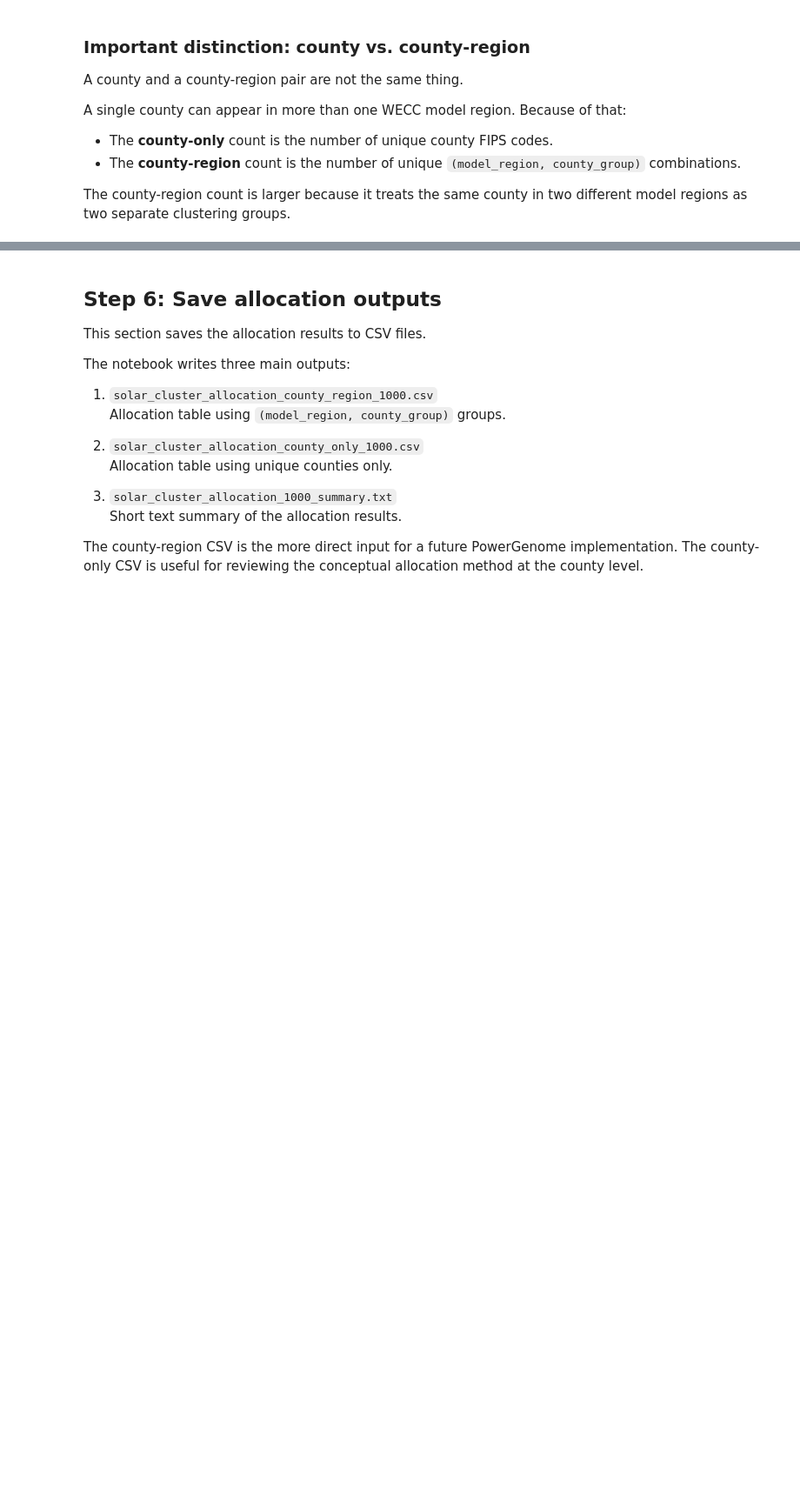
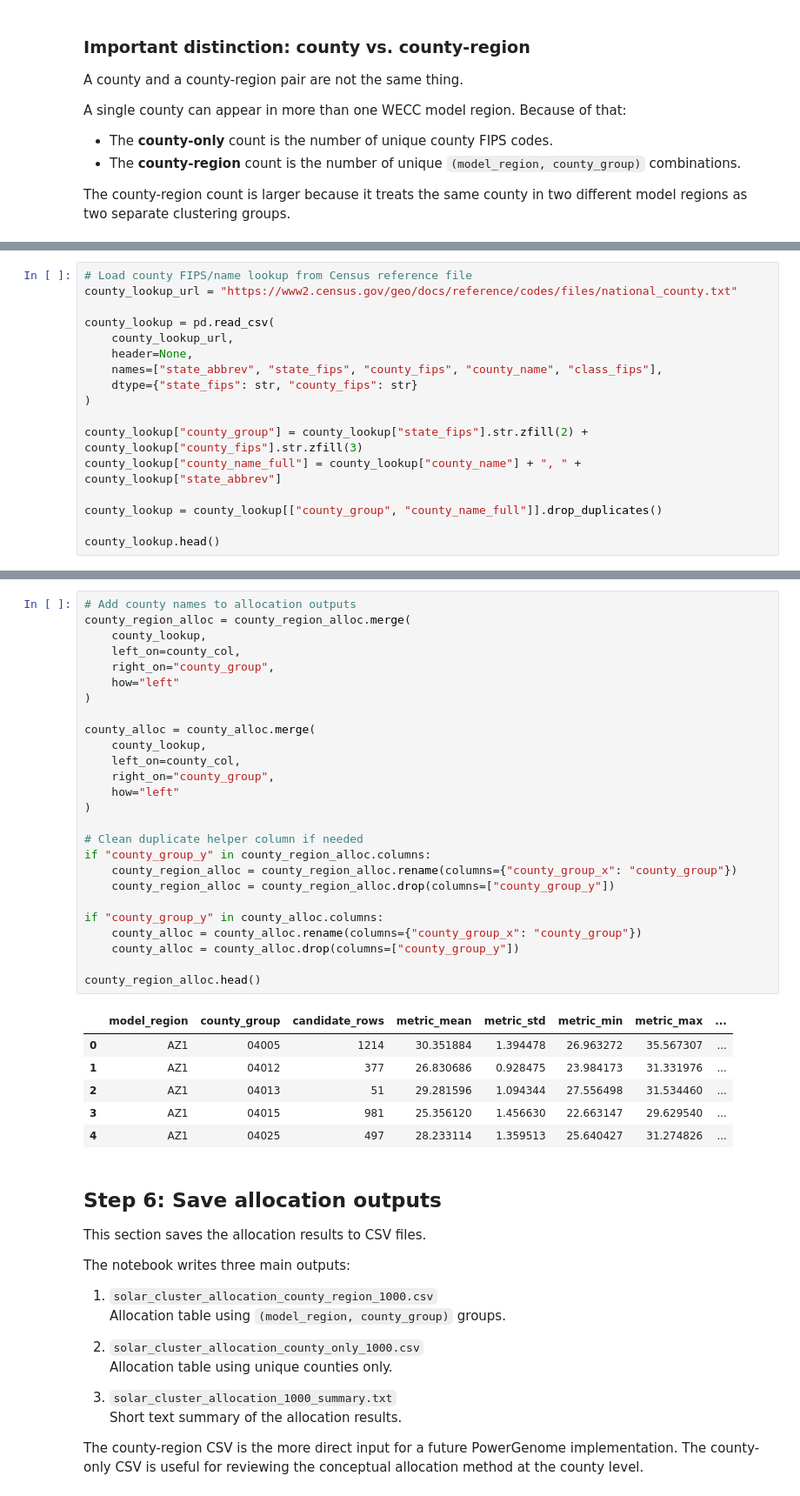
Before and after one commit to laurenthanhvo/solar-county-analysis, a Jupyter notebook: notebooks/allocate_1000_solar_clusters.ipynb, the cells around one changed output, grey strips where cells are left out. Shown at 87% size. Saved outputs shown, nothing was run; the diff lists cells and outputs as text; blank space fills up the shorter version.

```diff
--- a/notebooks/allocate_1000_solar_clusters.ipynb
+++ b/notebooks/allocate_1000_solar_clusters.ipynb
@@ -410,0 +575,17 @@ The county-region count is larger because it treats the same county in two diffe
+# %%
+# Load county FIPS/name lookup from Census reference file
+county_lookup_url = "https://www2.census.gov/geo/docs/reference/codes/files/national_county.txt"
+
+county_lookup = pd.read_csv(
+    county_lookup_url,
+    header=None,
+    names=["state_abbrev", "state_fips", "county_fips", "county_name", "class_fips"],
+    dtype={"state_fips": str, "county_fips": str}
+)
+
+county_lookup["county_group"] = county_lookup["state_fips"].str.zfill(2) + county_lookup["county_fips"].str.zfill(3)
+county_lookup["county_name_full"] = county_lookup["county_name"] + ", " + county_lookup["state_abbrev"]
+
+county_lookup = county_lookup[["county_group", "county_name_full"]].drop_duplicates()
+
+county_lookup.head()
@@ -411,3 +599,36 @@ The county-region count is larger because it treats the same county in two diffe
+# %%
+# Add county names to allocation outputs
+county_region_alloc = county_region_alloc.merge(
+    county_lookup,
+    left_on=county_col,
+    right_on="county_group",
+    how="left"
+)
+
+county_alloc = county_alloc.merge(
+    county_lookup,
+    left_on=county_col,
+    right_on="county_group",
+    how="left"
+)
+
+# Clean duplicate helper column if needed
+if "county_group_y" in county_region_alloc.columns:
+    county_region_alloc = county_region_alloc.rename(columns={"county_group_x": "county_group"})
+    county_region_alloc = county_region_alloc.drop(columns=["county_group_y"])
+
+if "county_group_y" in county_alloc.columns:
+    county_alloc = county_alloc.rename(columns={"county_group_x": "county_group"})
+    county_alloc = county_alloc.drop(columns=["county_group_y"])
+
+county_region_alloc.head()
+# %% [output]
+|  | model_region | county_group | candidate_rows | metric_mean | metric_std | metric_min | metric_max | ... |
+| 0 | AZ1 | 04005 | 1214 | 30.351884 | 1.394478 | 26.963272 | 35.567307 | ... |
+| 1 | AZ1 | 04012 | 377 | 26.830686 | 0.928475 | 23.984173 | 31.331976 | ... |
+| 2 | AZ1 | 04013 | 51 | 29.281596 | 1.094344 | 27.556498 | 31.534460 | ... |
+| 3 | AZ1 | 04015 | 981 | 25.356120 | 1.456630 | 22.663147 | 29.629540 | ... |
+| 4 | AZ1 | 04025 | 497 | 28.233114 | 1.359513 | 25.640427 | 31.274826 | ... |
 # %% [markdown]
 ## Step 6: Save allocation outputs
 
```
Also changed, not shown: parts of 9 cells of this notebook, 2 other files.
